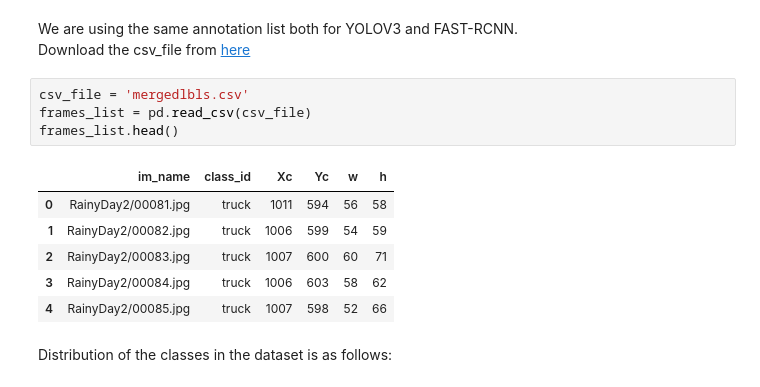
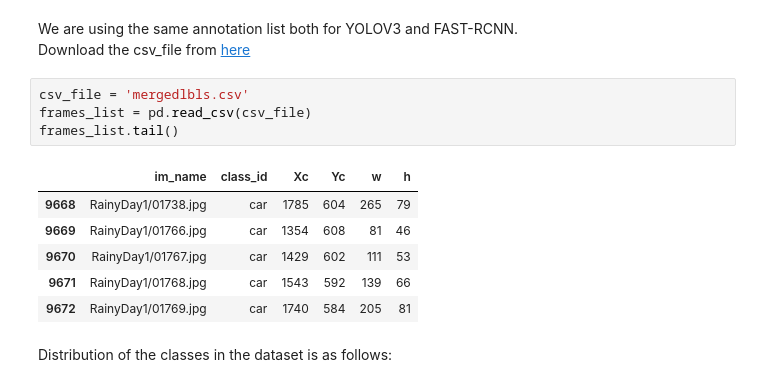
Before and after one commit to ehsantaati/ObjectDetection_Compare_BU, a Jupyter notebook: Final_report2ndDraft.ipynb, the cells around one changed output. Saved outputs shown, nothing was run; the diff lists cells and outputs as text.

```diff
--- a/Final_report2ndDraft.ipynb
+++ b/Final_report2ndDraft.ipynb
@@ -92,14 +92,14 @@ Download the csv_file from <a href="https://livebournemouthac-my.sharepoint.com/
 # %%
 csv_file = 'mergedlbls.csv'
 frames_list = pd.read_csv(csv_file)
-frames_list.head()
+frames_list.tail()
 # %% [output]
 |  | im_name | class_id | Xc | Yc | w | h |
-| 0 | RainyDay2/00081.jpg | truck | 1011 | 594 | 56 | 58 |
-| 1 | RainyDay2/00082.jpg | truck | 1006 | 599 | 54 | 59 |
-| 2 | RainyDay2/00083.jpg | truck | 1007 | 600 | 60 | 71 |
-| 3 | RainyDay2/00084.jpg | truck | 1006 | 603 | 58 | 62 |
-| 4 | RainyDay2/00085.jpg | truck | 1007 | 598 | 52 | 66 |
+| 9668 | RainyDay1/01738.jpg | car | 1785 | 604 | 265 | 79 |
+| 9669 | RainyDay1/01766.jpg | car | 1354 | 608 | 81 | 46 |
+| 9670 | RainyDay1/01767.jpg | car | 1429 | 602 | 111 | 53 |
+| 9671 | RainyDay1/01768.jpg | car | 1543 | 592 | 139 | 66 |
+| 9672 | RainyDay1/01769.jpg | car | 1740 | 584 | 205 | 81 |
 # %% [markdown]
 Distribution of the classes in the dataset is as follows:
 # %%
```
Also changed, not shown: parts of 19 cells of this notebook.
